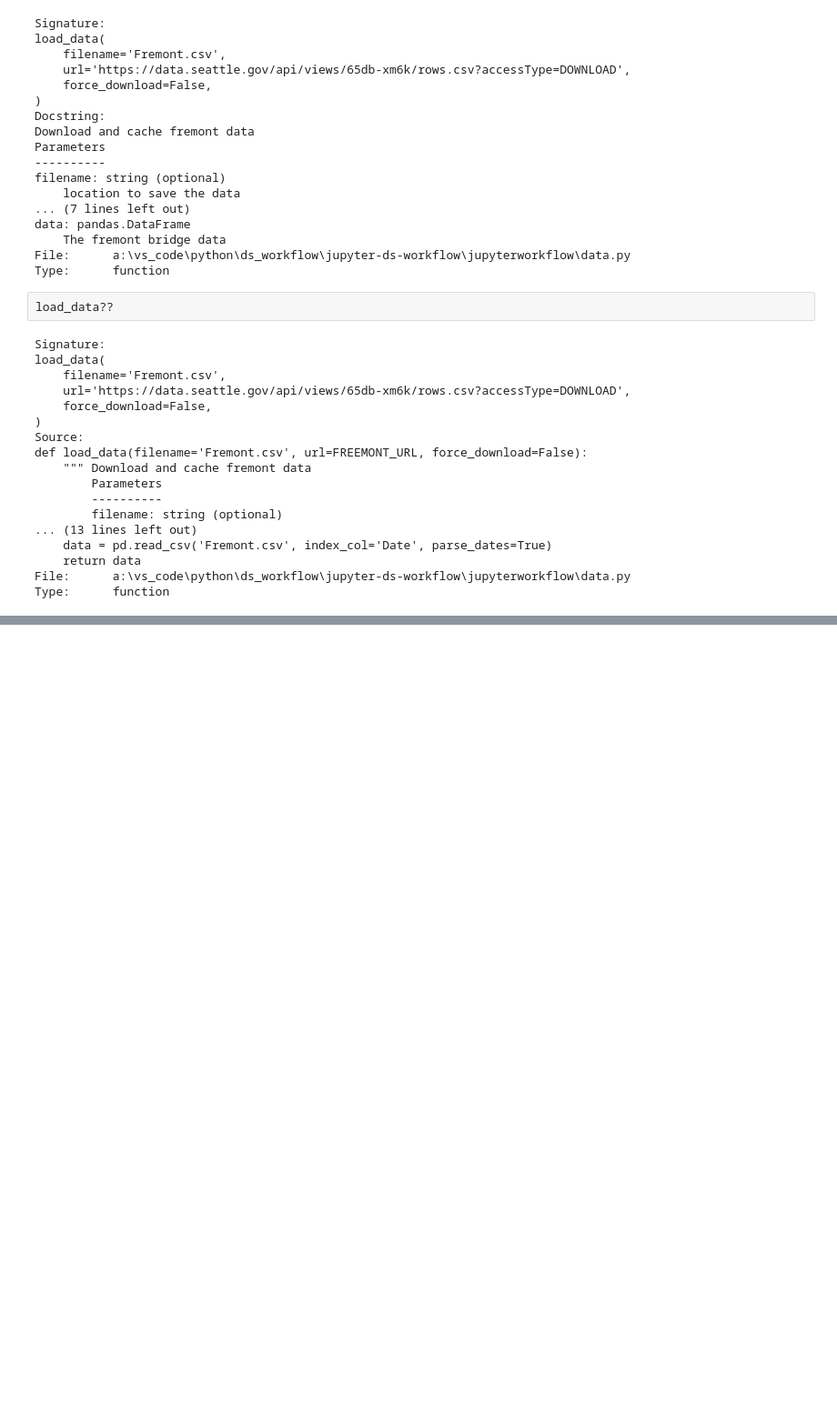
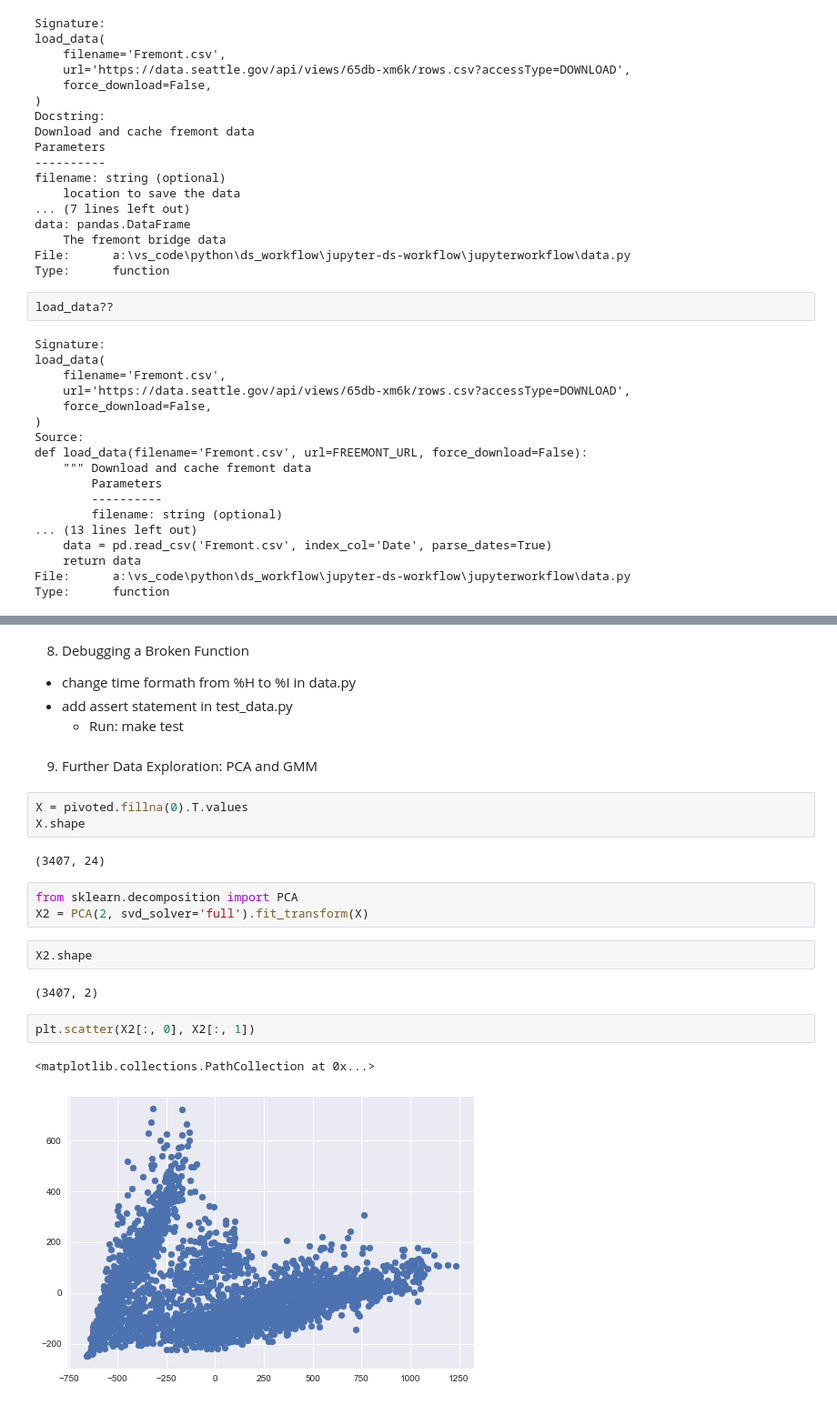
Before and after one commit to VishnuPrabhas/Jupyter-DS-WorkFLow, a Jupyter notebook: ds_workflow.ipynb, the cells around one changed output, grey strips where cells are left out. Shown at 91% size. Saved outputs shown, nothing was run; the diff lists cells and outputs as text; blank space fills up the shorter version.

```diff
--- a/ds_workflow.ipynb
+++ b/ds_workflow.ipynb
@@ -114,0 +130,24 @@ Type:      function
+# %% [markdown]
+8. Debugging a Broken Function
+- change time formath from %H to %I in data.py
+- add assert statement in test_data.py
+    - Run: make test
+# %% [markdown]
+9. Further Data Exploration: PCA and GMM
+# %%
+X = pivoted.fillna(0).T.values
+X.shape
+# %% [output]
+(3407, 24)
+# %%
+from sklearn.decomposition import PCA
+X2 = PCA(2, svd_solver='full').fit_transform(X)
+# %%
+X2.shape
+# %% [output]
+(3407, 2)
+# %%
+plt.scatter(X2[:, 0], X2[:, 1])
+# %% [output]
+<matplotlib.collections.PathCollection at 0x...>
+[figure, added]
```
Also changed, not shown: parts of 12 cells of this notebook.
